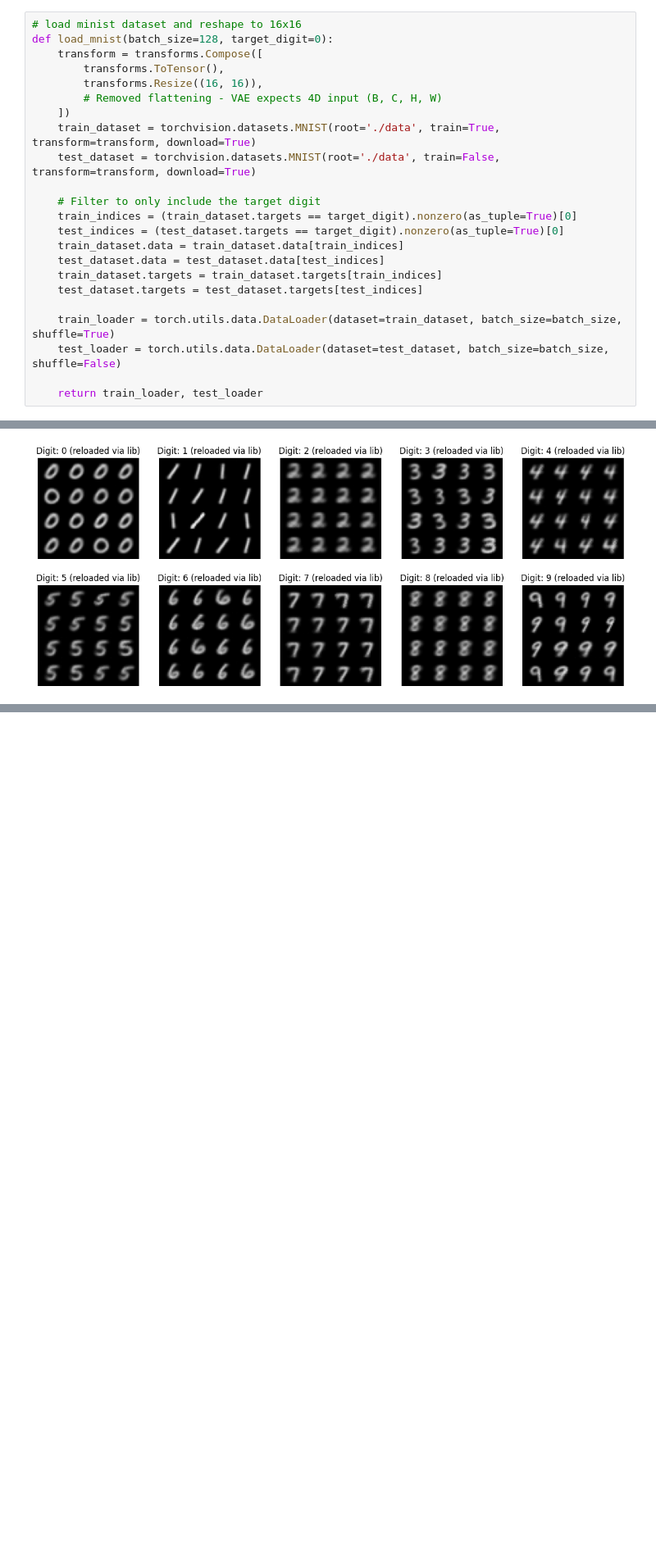
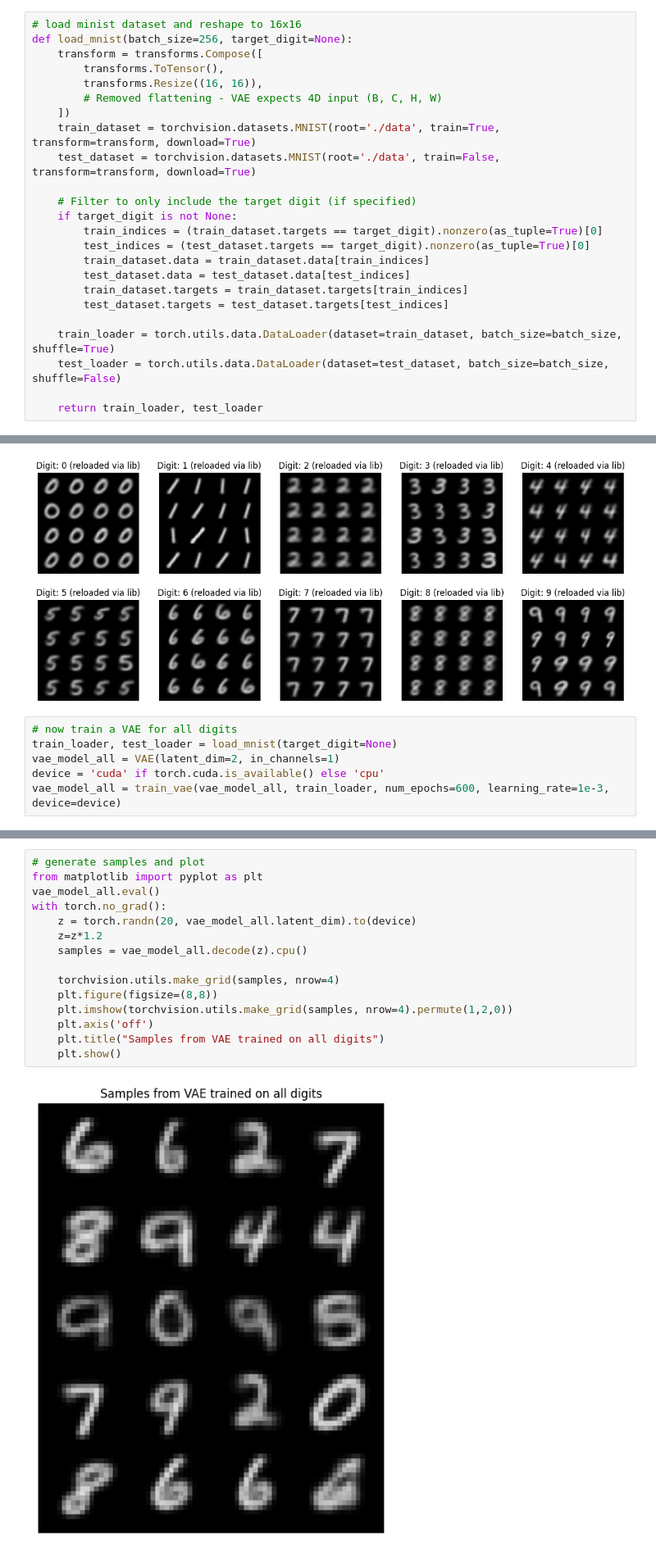
Before and after one commit to 42logos/uamocf, a Jupyter notebook: examples/train_minist_vae.ipynb, the cells around one changed output, grey strips where cells are left out. Shown at 82% size. Cells and saved outputs as stored; diff of their text form; blank space fills up the shorter version.

```diff
--- a/examples/train_minist_vae.ipynb
+++ b/examples/train_minist_vae.ipynb
@@ -7,7 +7,7 @@ import torchvision
 from torchvision import transforms
 # %%
 # load minist dataset and reshape to 16x16
-def load_mnist(batch_size=128, target_digit=0):
+def load_mnist(batch_size=256, target_digit=None):
     transform = transforms.Compose([
         transforms.ToTensor(),
         transforms.Resize((16, 16)),
@@ -16,13 +16,14 @@ def load_mnist(batch_size=128, target_digit=0):
     train_dataset = torchvision.datasets.MNIST(root='./data', train=True, transform=transform, download=True)
     test_dataset = torchvision.datasets.MNIST(root='./data', train=False, transform=transform, download=True)
 
-    # Filter to only include the target digit
-    train_indices = (train_dataset.targets == target_digit).nonzero(as_tuple=True)[0]
-    test_indices = (test_dataset.targets == target_digit).nonzero(as_tuple=True)[0]
-    train_dataset.data = train_dataset.data[train_indices]
-    test_dataset.data = test_dataset.data[test_indices]
-    train_dataset.targets = train_dataset.targets[train_indices]
-    test_dataset.targets = test_dataset.targets[test_indices]
+    # Filter to only include the target digit (if specified)
+    if target_digit is not None:
+        train_indices = (train_dataset.targets == target_digit).nonzero(as_tuple=True)[0]
+        test_indices = (test_dataset.targets == target_digit).nonzero(as_tuple=True)[0]
+        train_dataset.data = train_dataset.data[train_indices]
+        test_dataset.data = test_dataset.data[test_indices]
+        train_dataset.targets = train_dataset.targets[train_indices]
+        test_dataset.targets = test_dataset.targets[test_indices]
 
     train_loader = torch.utils.data.DataLoader(dataset=train_dataset, batch_size=batch_size, shuffle=True)
     test_loader = torch.utils.data.DataLoader(dataset=test_dataset, batch_size=batch_size, shuffle=False)
@@ -248,3 +239,9 @@ for digit, vae_model in enumerate(models_reloaded):
     ax[digit//5,digit%5].axis('off')
 # %% [output]
 [figure]
+# %%
+# now train a VAE for all digits
+train_loader, test_loader = load_mnist(target_digit=None)
+vae_model_all = VAE(latent_dim=2, in_channels=1)
+device = 'cuda' if torch.cuda.is_available() else 'cpu'
+vae_model_all = train_vae(vae_model_all, train_loader, num_epochs=600, learning_rate=1e-3, device=device)
@@ -250,0 +266,17 @@ for digit, vae_model in enumerate(models_reloaded):
+# %%
+# generate samples and plot
+from matplotlib import pyplot as plt
+vae_model_all.eval()
+with torch.no_grad():
+    z = torch.randn(20, vae_model_all.latent_dim).to(device)
+    z=z*1.2
+    samples = vae_model_all.decode(z).cpu()
+
+    torchvision.utils.make_grid(samples, nrow=4)
+    plt.figure(figsize=(8,8))
+    plt.imshow(torchvision.utils.make_grid(samples, nrow=4).permute(1,2,0))
+    plt.axis('off')
+    plt.title("Samples from VAE trained on all digits")
+    plt.show()
+# %% [output]
+[figure, added]
```
Also changed, not shown: parts of 4 cells of this notebook, 3 other files.
